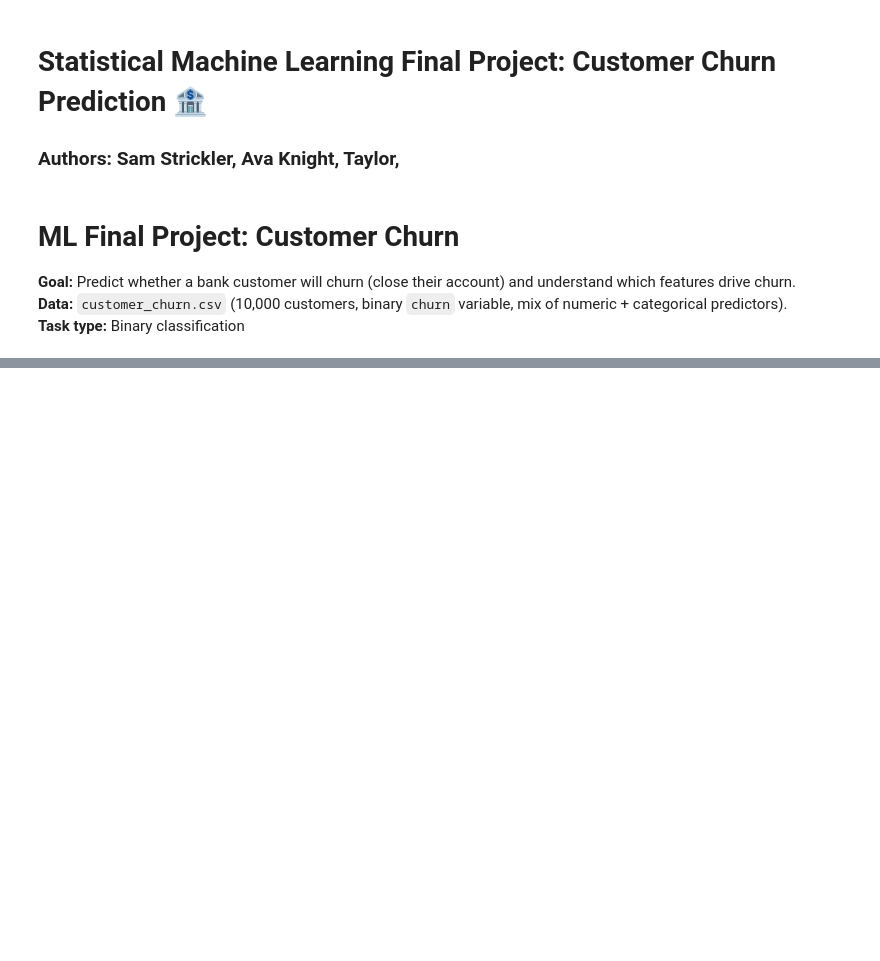
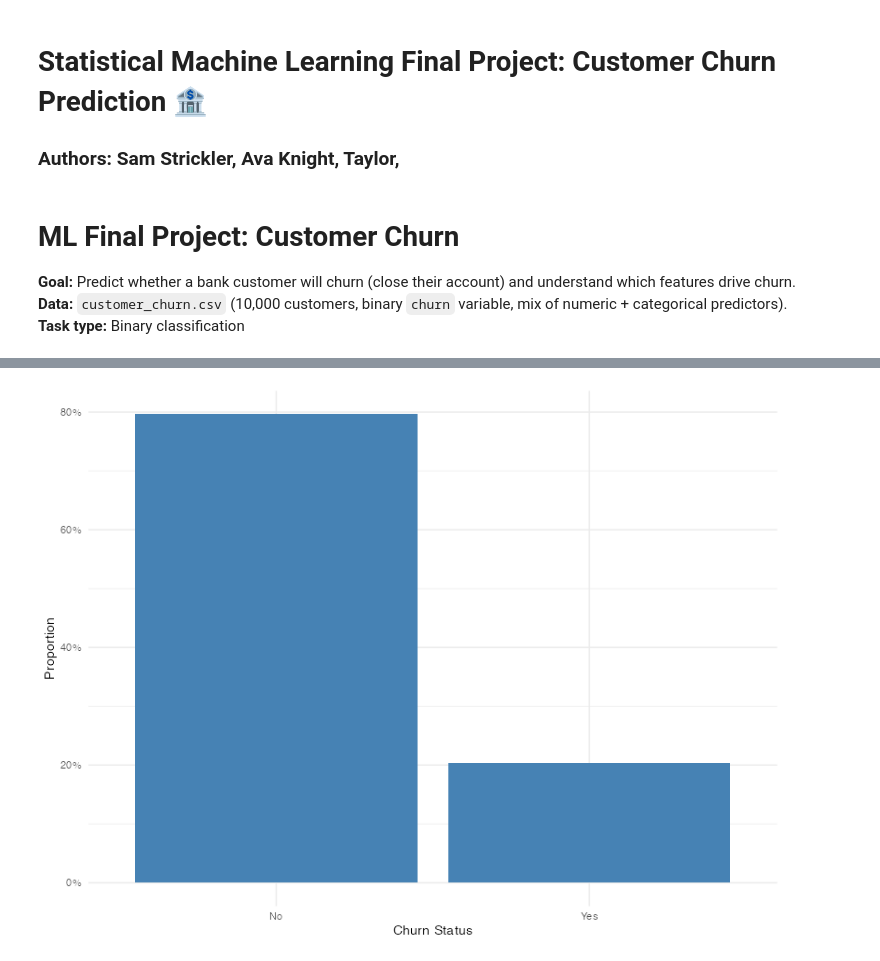
Before and after one commit to samstrc/StatML-Final-Proj, a Jupyter notebook: finalproj.ipynb, the cells around one changed output, grey strips where cells are left out. Drawn from its saved outputs; the diff is of its cells as text; code cells hidden in the pictures; blank space fills up the shorter version.

Commit message:
sam updated svm, preprocessing pipeline, eda a little

```diff
--- a/finalproj.ipynb
+++ b/finalproj.ipynb
@@ -123,0 +12,92 @@ cat("DONE! Files saved in /prepared folder\n")
+# %%
+# MACHINE LEARNING PROJECT — EDA + PREPROCESSING ONLY
+# NOTE: No CreateCV() here. No modeling yet.
+# We only explore, clean, and define recipes for later use.
+
+# 1. Load Libraries
+packages <- c("tidyverse", "caret", "recipes", "janitor", "pROC")
+to_install <- packages[!packages %in% installed.packages()[, "Package"]]
+if (length(to_install)) install.packages(to_install, repos = "https://cloud.r-project.org")
+
+lapply(packages, library, character.only = TRUE)
+
+# 2. Import Dataset + Clean Names
+data <- read_csv(
+  "https://raw.githubusercontent.com/samstrc/StatML-Final-Proj/refs/heads/main/customer_churn.csv",
+  show_col_types = FALSE
+) %>%
+  janitor::clean_names()
+
+glimpse(data)
+summary(data)
+names(data)
+
+# 3. Drop ID Column
+df <- data %>%
+  select(-customer_id)
+
+# 4. Convert categoricals to factors, rename churn → resp, and move resp to first column
+df <- df %>%
+  mutate(
+    resp          = factor(churn, levels = c(0, 1), labels = c("No", "Yes")),
+    country       = factor(country),
+    gender        = factor(gender),
+    credit_card   = factor(credit_card),
+    active_member = factor(active_member)
+  ) %>%
+  select(resp, everything(), -churn)
+
+table(df$resp)
+
+# 5. BASIC EDA
+# Missing values
+colSums(is.na(df))
+
+# Check class imbalance ------------
+ggplot(df, aes(x = resp)) +
+  geom_bar(aes(y = after_stat(count/sum(count))), fill = "steelblue") +
+  scale_y_continuous(labels = scales::percent_format()) +
+  labs(y = "Proportion", x = "Churn Status") +
+  theme_minimal()
+
+table(df$resp)
+prop.table(table(df$resp))
+
+# Numeric Histograms ------------------
+df %>%
+  select(where(is.numeric)) %>%
+  pivot_longer(cols = everything(),
+               names_to = "variable",
+               values_to = "value") %>%
+  ggplot(aes(value)) +
+  geom_histogram(bins = 30, fill = "#6699CC") +
+  facet_wrap(~ variable, scales = "free") +
+  theme_minimal()
+
+
+# Barplots for categorical predictors -----------------------
+df %>%
+  select(country, gender, credit_card, active_member, resp) %>%
+  mutate(
+    credit_card   = factor(credit_card),
+    active_member = factor(active_member)
+  ) %>%
+  pivot_longer(
+    cols = -resp,
+    names_to = "variable",
+    values_to = "value"
+  ) %>%
+  ggplot(aes(x = value, fill = resp)) +
+  geom_bar(position = "fill") +
+  facet_wrap(~ variable, scales = "free_x") +
+  labs(
+    y = "Proportion",
+    x = "Category",
+    title = "Categorical Predictors by Churn Proportion"
+  ) +
+  theme_minimal()
+
+# Correlation Matrix for Numeric Predictors ----------------------
+numeric_df <- df %>% select(where(is.numeric))
+round(cor(numeric_df), 2)
+# %% [output]
@@ -123,0 +118 @@ cat("DONE! Files saved in /prepared folder\n")
+[figure, added]
```
Also changed, not shown: parts of 12 cells of this notebook.
